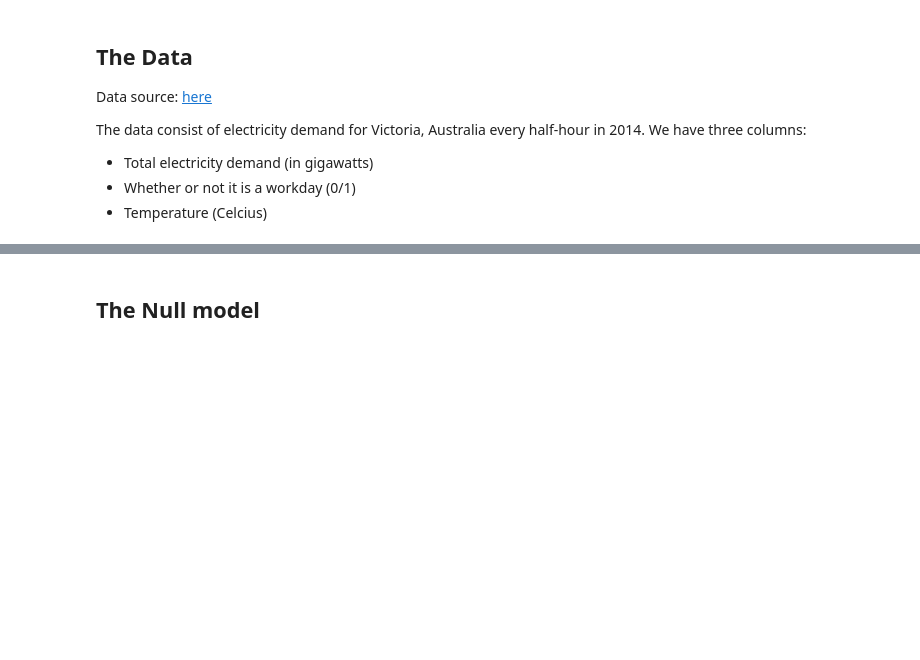
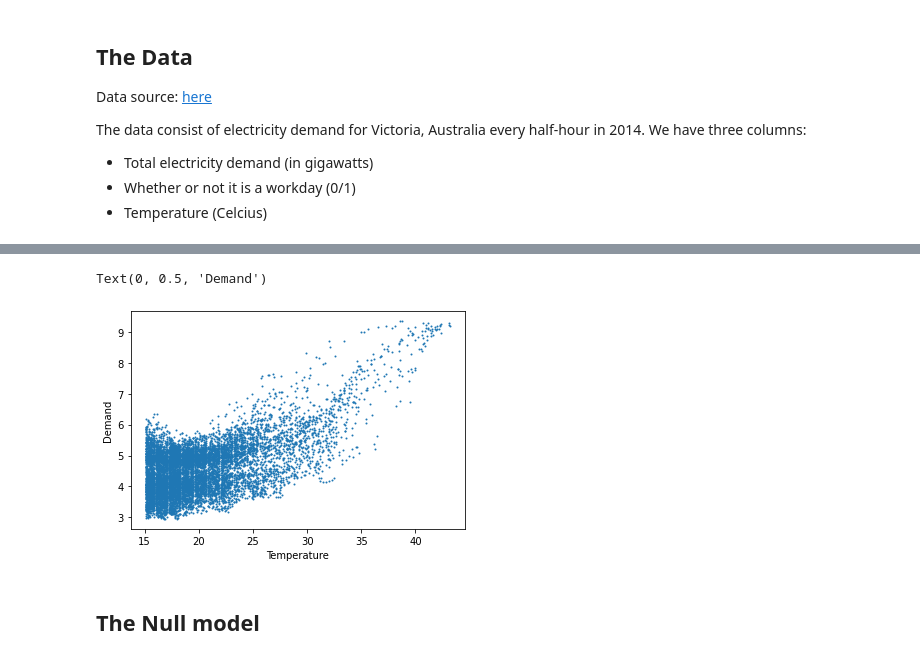
Before and after one commit to samar22basel/ITE_Machine_Learning_Workshop, a Jupyter notebook: Notebook/Lesson-linear-regression/starter-code.ipynb, the cells around one changed output, grey strips where cells are left out. Drawn from its saved outputs; the diff is of its cells as text; code cells hidden in the pictures; blank space fills up the shorter version.

```diff
--- a/Notebook/Lesson-linear-regression/starter-code.ipynb
+++ b/Notebook/Lesson-linear-regression/starter-code.ipynb
@@ -45,3 +59,11 @@ elec = elec[elec["temp"] > 15]
+# %%
+# Plot temperature vs. demand
+plt.scatter(elec['temp'], elec['demand'],s=1)
+plt.xlabel('Temperature')
+plt.ylabel('Demand')
+# %% [output]
+Text(0, 0.5, 'Demand')
+[figure, added]
 # %% [markdown]
 ## The Null model
 # %% [markdown]
```
Also changed, not shown: parts of 18 cells of this notebook, 16 other files.
